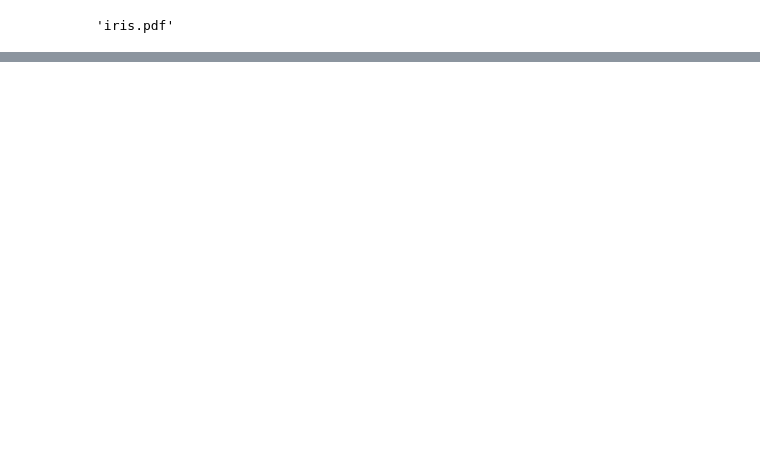
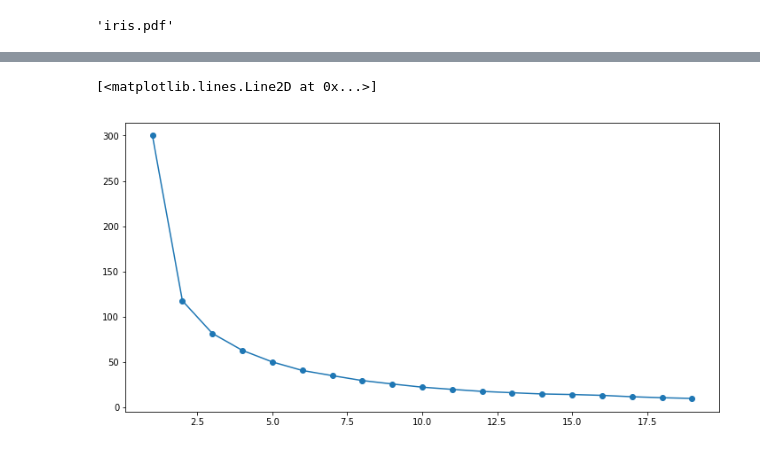
Before and after one commit to meethariprasad/research_works, a Jupyter notebook: datascience/Data Science Class.ipynb, the cells around one changed output, grey strips where cells are left out. Saved outputs shown, nothing was run; the diff lists cells and outputs as text; code cells hidden in the pictures; blank space fills up the shorter version.

```diff
--- a/datascience/Data Science Class.ipynb
+++ b/datascience/Data Science Class.ipynb
@@ -551,0 +675,14 @@ graph.render("iris")
+# %%
+from sklearn import datasets
+iris = datasets.load_iris()
+df = pd.DataFrame(iris.data, columns=iris.feature_names)
+# sklearn provides the iris species as integer values since this is required for classification
+# here we're just adding a column with the species names to the dataframe for visualisation
+df['species'] = np.array([iris.target_names[i] for i in iris.target])
+from sklearn.model_selection import train_test_split
+X_train, X_test, y_train, y_test = train_test_split(df[iris.feature_names], iris.target, test_size=0.5, stratify=iris.target, random_state=123456)
+from sklearn.cluster import KMeans
+Kmean_model=KMeans(n_clusters=3,random_state=0,max_iter=100)
+Kmean_model.fit(X_train,y_train)
+predicted=Kmean_model.predict(X_train)
+print("Real Labels",y_train,"Predicted Cluster",predicted)
@@ -551,0 +695,26 @@ graph.render("iris")
+# %%
+import pandas as pd
+import numpy as np
+import matplotlib.pyplot as plt
+import matplotlib.cm as cm
+import seaborn as sn
+%matplotlib inline
+from sklearn.preprocessing import StandardScaler
+scaler = StandardScaler()
+X_scaled = scaler.fit_transform( X_train )
+
+#Finding cluster size by elbow method.
+cluster_range = range( 1, 20 )
+cluster_errors = []
+
+for num_clusters in cluster_range:
+  Kmean_model = KMeans( num_clusters,random_state=0)
+  Kmean_model.fit( X_scaled )
+  cluster_errors.append( Kmean_model.inertia_ )
+
+clusters_df  = pd.DataFrame( { "num_clusters":cluster_range, "cluster_errors": cluster_errors } )
+plt.figure(figsize=(12,6))
+plt.plot( clusters_df.num_clusters, clusters_df.cluster_errors, marker = "o" )
+# %% [output]
+[<matplotlib.lines.Line2D at 0x...>]
+[figure, added]
```
Also changed, not shown: parts of 40 cells of this notebook.
